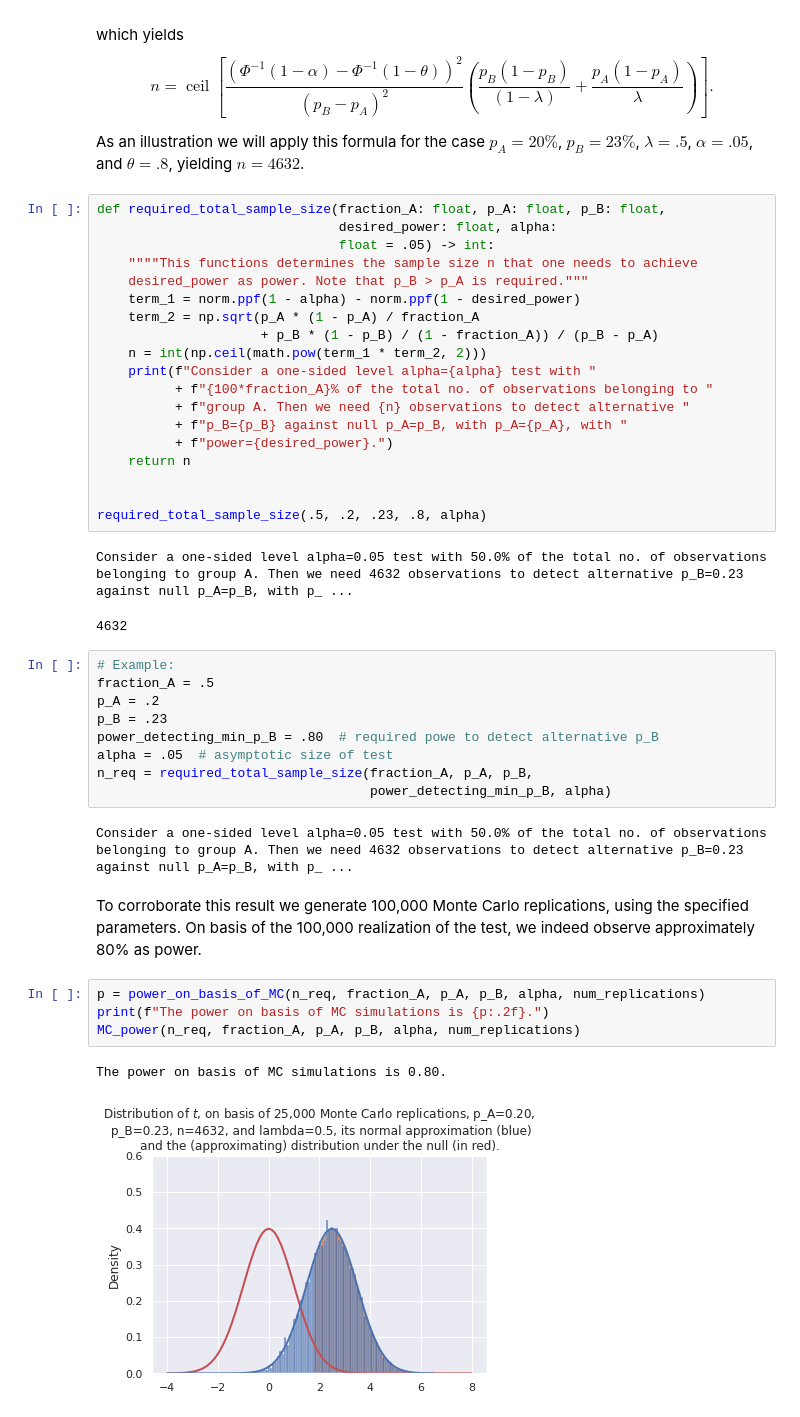
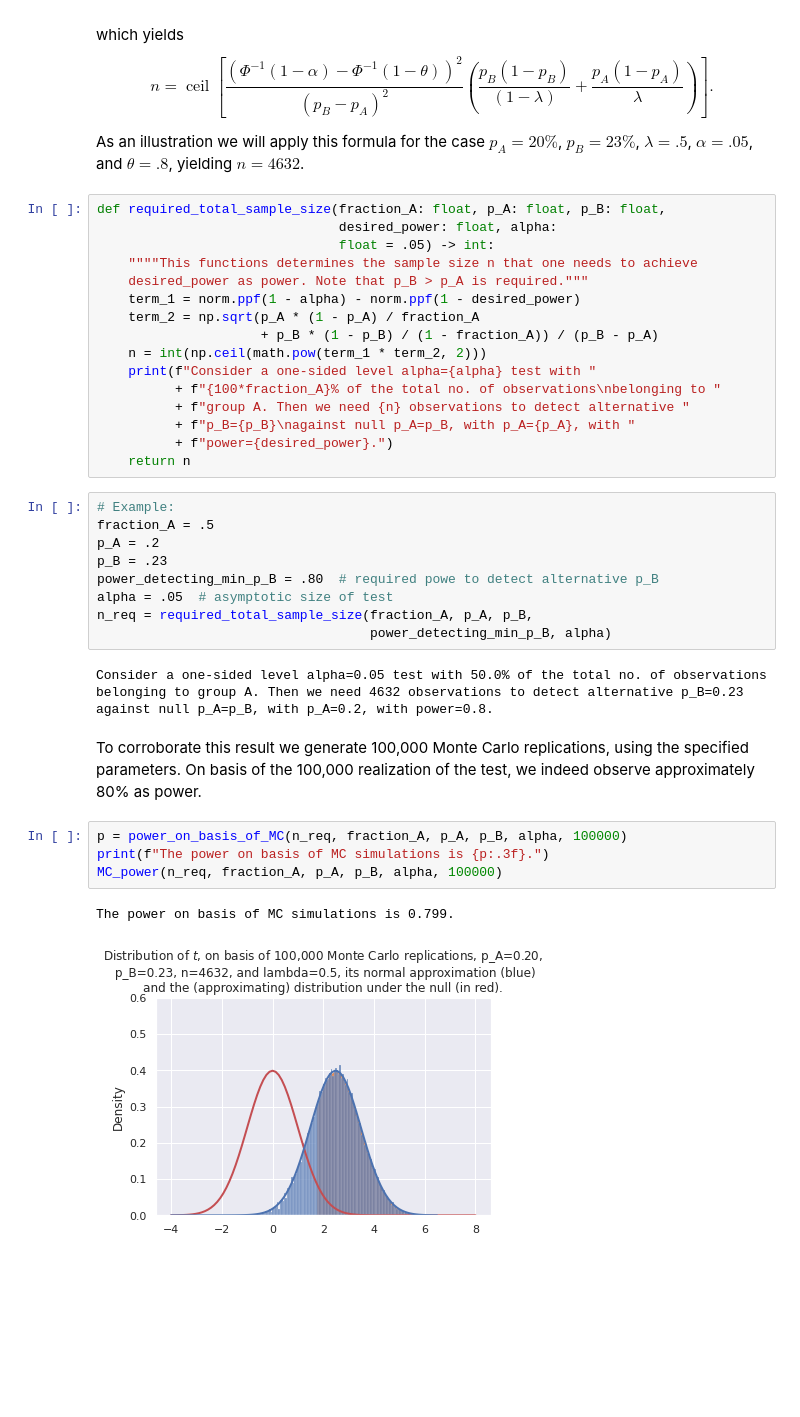
Before and after one commit to ramonVDAKKER/tutorial-AB-testing, a Jupyter notebook: AB_testing_explained.ipynb, the cells around one changed output. Saved outputs shown, nothing was run; the diff lists cells and outputs as text; blank space fills up the shorter version.

```diff
--- a/AB_testing_explained.ipynb
+++ b/AB_testing_explained.ipynb
@@ -291,17 +291,11 @@ def required_total_sample_size(fraction_A: float, p_A: float, p_B: float,
                      + p_B * (1 - p_B) / (1 - fraction_A)) / (p_B - p_A)
     n = int(np.ceil(math.pow(term_1 * term_2, 2)))
     print(f"Consider a one-sided level alpha={alpha} test with "
-          + f"{100*fraction_A}% of the total no. of observations belonging to "
+          + f"{100*fraction_A}% of the total no. of observations\nbelonging to "
           + f"group A. Then we need {n} observations to detect alternative "
-          + f"p_B={p_B} against null p_A=p_B, with p_A={p_A}, with "
+          + f"p_B={p_B}\nagainst null p_A=p_B, with p_A={p_A}, with "
           + f"power={desired_power}.")
     return n
-
-
-required_total_sample_size(.5, .2, .23, .8, alpha)
-# %% [output]
-Consider a one-sided level alpha=0.05 test with 50.0% of the total no. of observations belonging to group A. Then we need 4632 observations to detect alternative p_B=0.23 against null p_A=p_B, with p_ ...
-4632
 # %%
 # Example:
 fraction_A = .5
@@ -312,13 +306,15 @@ alpha = .05  # asymptotic size of test
 n_req = required_total_sample_size(fraction_A, p_A, p_B,
                                    power_detecting_min_p_B, alpha)
 # %% [output]
-Consider a one-sided level alpha=0.05 test with 50.0% of the total no. of observations belonging to group A. Then we need 4632 observations to detect alternative p_B=0.23 against null p_A=p_B, with p_ ...
+Consider a one-sided level alpha=0.05 test with 50.0% of the total no. of observations
+belonging to group A. Then we need 4632 observations to detect alternative p_B=0.23
+against null p_A=p_B, with p_A=0.2, with power=0.8.
 # %% [markdown]
 To corroborate this result we generate 100,000 Monte Carlo replications, using the specified parameters. On basis of the 100,000 realization of the test, we indeed observe approximately 80\% as power.
 # %%
-p = power_on_basis_of_MC(n_req, fraction_A, p_A, p_B, alpha, num_replications)
-print(f"The power on basis of MC simulations is {p:.2f}.")
-MC_power(n_req, fraction_A, p_A, p_B, alpha, num_replications)
+p = power_on_basis_of_MC(n_req, fraction_A, p_A, p_B, alpha, 100000)
+print(f"The power on basis of MC simulations is {p:.3f}.")
+MC_power(n_req, fraction_A, p_A, p_B, alpha, 100000)
 # %% [output]
-The power on basis of MC simulations is 0.80.
+The power on basis of MC simulations is 0.799.
-[figure, old version]
+[figure, new version]
```
Also changed, not shown: parts of 7 cells of this notebook.
